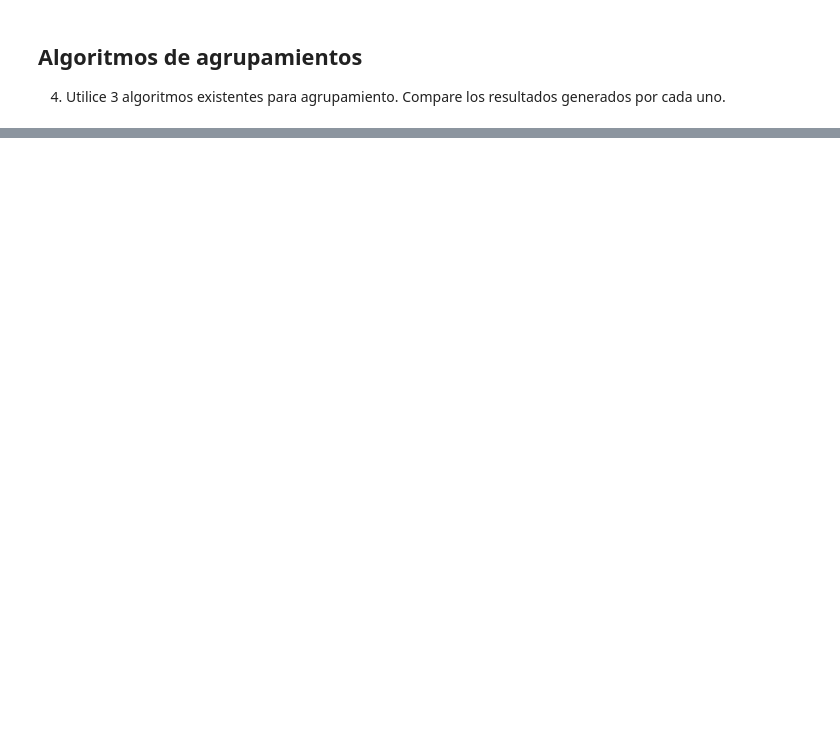
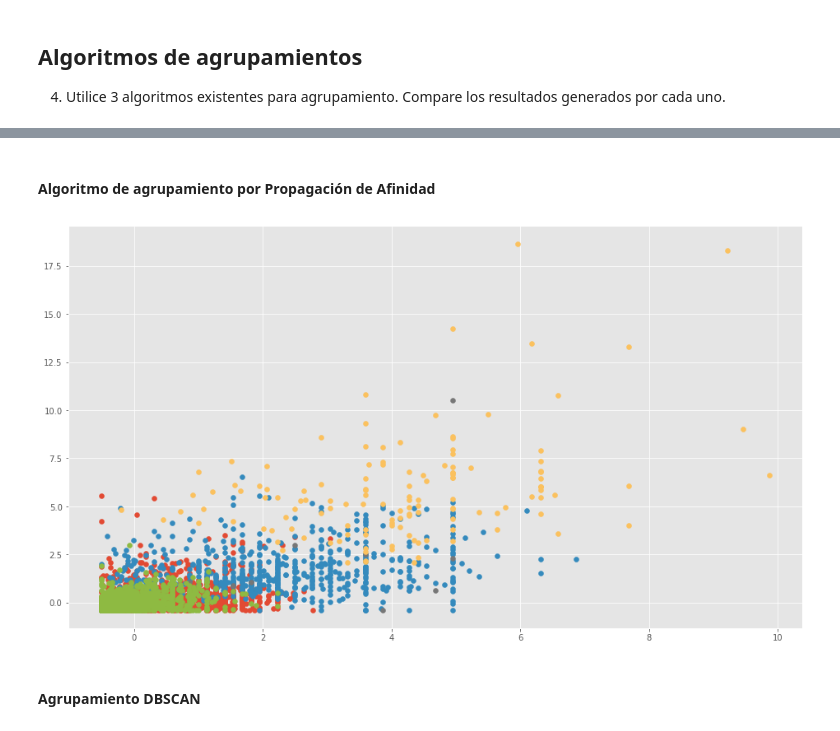
Before and after one commit to raulangelj/HT2_CLUSTERING, a Jupyter notebook: HT2_CLUSTERING.ipynb, the cells around one changed output, grey strips where cells are left out. Drawn from its saved outputs; the diff is of its cells as text; code cells hidden in the pictures; blank space fills up the shorter version.

```diff
--- a/HT2_CLUSTERING.ipynb
+++ b/HT2_CLUSTERING.ipynb
@@ -171,0 +195,28 @@ plt.show()
+# %% [markdown]
+#### Algoritmo de agrupamiento por Propagación de Afinidad
+# %%
+# defnir el modelo
+birch_model = Birch(threshold=0.03, n_clusters=6)
+
+# entrenar el modelo
+birch_model.fit(X_Scale)
+
+# asignar cada punto de datos a un grupo
+birch_result = birch_model.predict(X_Scale)
+
+# obtener todos los grupos únicos
+birch_clusters = unique(birch_result)
+
+# graficar los grupos BIRCH
+for birch_cluster in birch_clusters:
+    # obtener todos los puntos de datos que caen en este grupo
+    index = where(birch_result == birch_cluster)
+    # hacer el gráfico
+    pyplot.scatter(X_Scale[index, 0], X_Scale[index, 1])
+
+# mostrar el gráfico BIRCH
+pyplot.show()
+# %% [output]
+[figure, added]
+# %% [markdown]
+#### Agrupamiento DBSCAN
```
Also changed, not shown: parts of 26 cells of this notebook.
